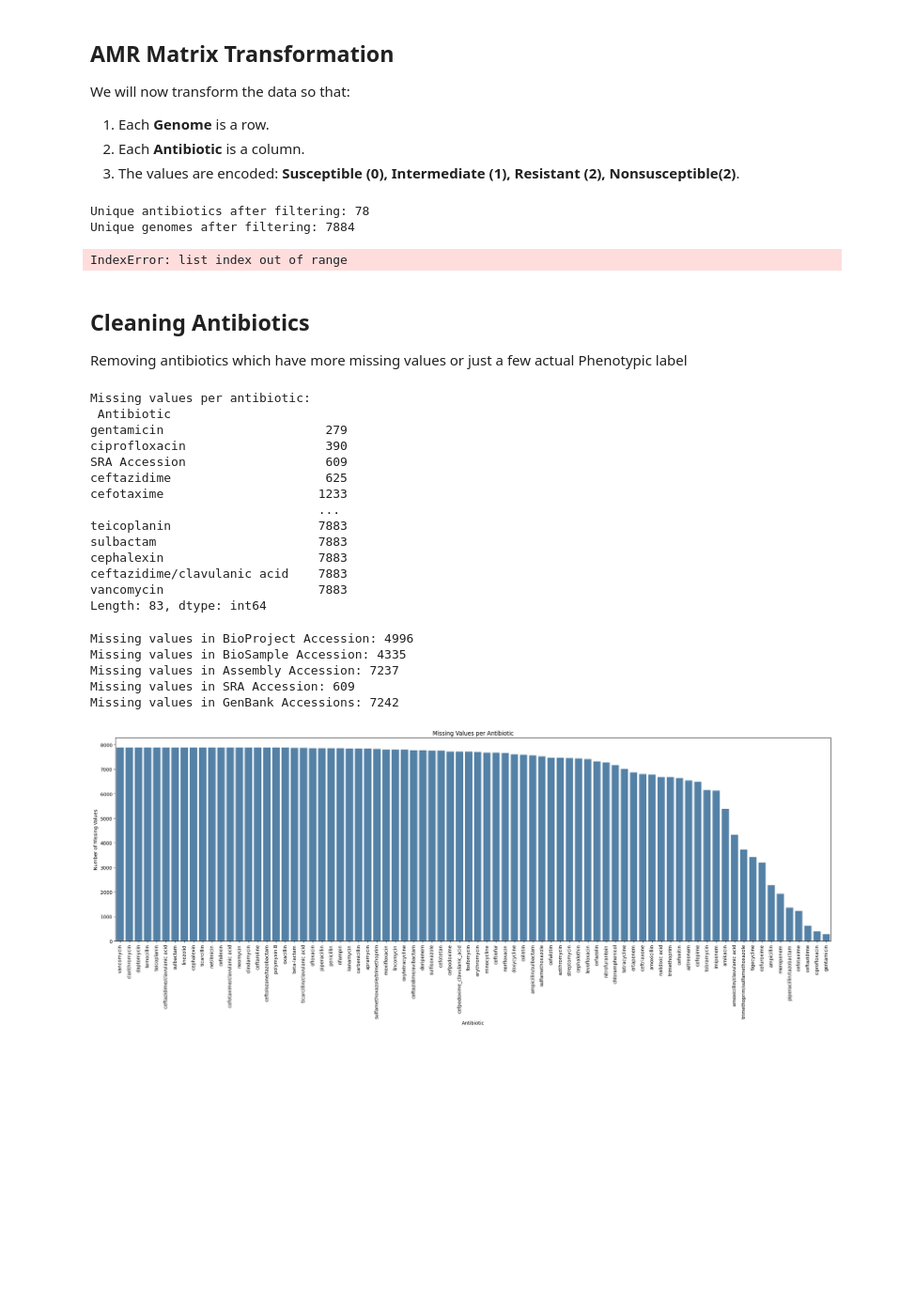
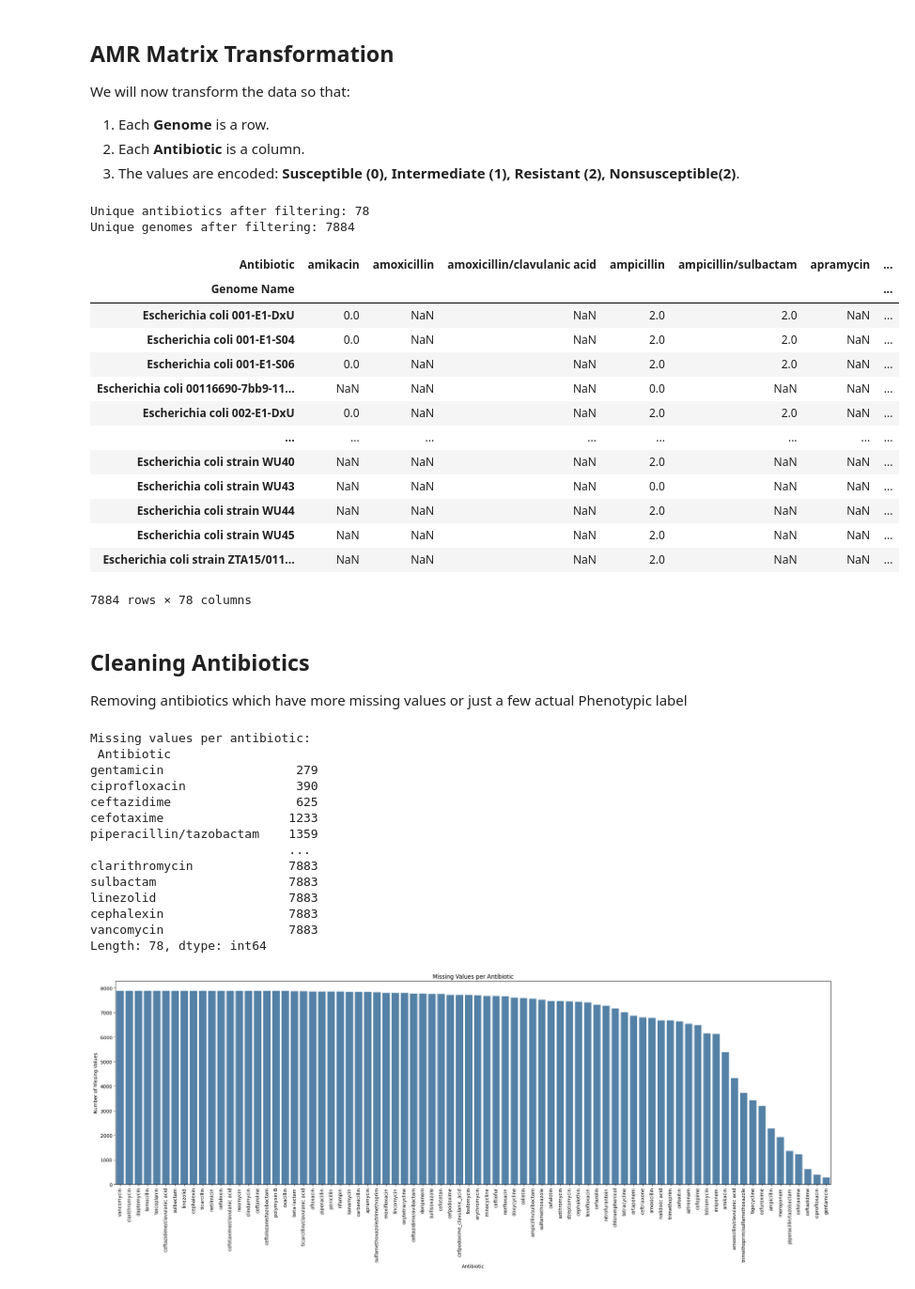
Before and after one commit to Mr-Nnobody/mlAMR-APath, a Jupyter notebook: notebooks/data_preprocessing.ipynb, the cells around one changed output. Shown at 94% size. Saved outputs shown, nothing was run; the diff lists cells and outputs as text; code cells hidden in the pictures; blank space fills up the shorter version.

```diff
--- a/notebooks/data_preprocessing.ipynb
+++ b/notebooks/data_preprocessing.ipynb
@@ -119,43 +131,44 @@ We will now transform the data so that:
 # %%
 # Map Phenotypes to Numbers
 phenotype_map = {
     'Susceptible': 0,
     'Intermediate': 1,
     'Resistant': 2,
     'Nonsusceptible': 2, # Treat NonSusceptible as Resistant for simplicity
 }
 
 # Filter out rows where 'Resistant Phenotype' is missing or not in our map
 clean_df = combined_df[combined_df['Resistant Phenotype'].isin(phenotype_map.keys())].copy()
 clean_df['Phenotype_Code'] = clean_df['Resistant Phenotype'].map(phenotype_map)
 print("Unique antibiotics after filtering:", len(clean_df.Antibiotic.unique()))
 print("Unique genomes after filtering:", len(clean_df['Genome Name'].unique()))
 
 # Pivot the table indexing with Genome Name
 amr_matrix = clean_df.pivot_table(
-    index=['Genome ID', 'Genome Name'],
+    index= ['Genome Name'],
     columns='Antibiotic',
     values='Phenotype_Code',
     aggfunc='max' # If there are duplicates, take the higher resistance (worst-case scenario)
 )
 
-# Extract accession metadata from duplicate-free genome data
-# Keep index names explicit so `reset_index()` adds Genome ID and Genome Name as columns
-amr_matrix.index = amr_matrix.index.set_names(['Genome ID', 'Genome Name'])
-accession_cols = ['BioProject Accession', 'BioSample Accession', 'Assembly Accession', 'SRA Accession', 'GenBank Accessions']
-accession_map = combined_df.drop_duplicates(subset=['Genome Name']).set_index('Genome Name')[accession_cols]
-
-# Map the accessions back and insert them as the first columns
-genome_names = amr_matrix.index.get_level_values('Genome Name')
-for i, col in enumerate(accession_cols):
-    amr_matrix.insert(i, col, genome_names.map(accession_map[col]))
-
-amr_matrix = amr_matrix.reset_index()
 amr_matrix
 # %% [output]
 Unique antibiotics after filtering: 78
 Unique genomes after filtering: 7884
+| Antibiotic | amikacin | amoxicillin | amoxicillin/clavulanic acid | ampicillin | ampicillin/sulbactam | apramycin | ... |
+| Genome Name |  |  |  |  |  |  | ... |
+| Escherichia coli 001-E1-DxU | 0.0 | NaN | NaN | 2.0 | 2.0 | NaN | ... |
+| Escherichia coli 001-E1-S04 | 0.0 | NaN | NaN | 2.0 | 2.0 | NaN | ... |
+| Escherichia coli 001-E1-S06 | 0.0 | NaN | NaN | 2.0 | 2.0 | NaN | ... |
+| Escherichia coli 00116690-7bb9-11... | NaN | NaN | NaN | 0.0 | NaN | NaN | ... |
+| Escherichia coli 002-E1-DxU | 0.0 | NaN | NaN | 2.0 | 2.0 | NaN | ... |
+| ... | ... | ... | ... | ... | ... | ... | ... |
+| Escherichia coli strain WU40 | NaN | NaN | NaN | 2.0 | NaN | NaN | ... |
+| Escherichia coli strain WU43 | NaN | NaN | NaN | 0.0 | NaN | NaN | ... |
+| Escherichia coli strain WU44 | NaN | NaN | NaN | 2.0 | NaN | NaN | ... |
+| Escherichia coli strain WU45 | NaN | NaN | NaN | 2.0 | NaN | NaN | ... |
+| Escherichia coli strain ZTA15/011... | NaN | NaN | NaN | 2.0 | NaN | NaN | ... |
-IndexError: list index out of range
+7884 rows × 78 columns
 # %% [markdown]
 
 ## Cleaning Antibiotics
@@ -168,28 +181,18 @@ print("Missing values per antibiotic:\n", missing_values, )
 # %% [output]
 Missing values per antibiotic:
  Antibiotic
-gentamicin                      279
-ciprofloxacin                   390
-SRA Accession                   609
-ceftazidime                     625
-cefotaxime                     1233
-                               ...
-teicoplanin                    7883
-sulbactam                      7883
-cephalexin                     7883
-ceftazidime/clavulanic acid    7883
-vancomycin                     7883
-Length: 83, dtype: int64
+gentamicin                  279
+ciprofloxacin               390
+ceftazidime                 625
+cefotaxime                 1233
+piperacillin/tazobactam    1359
+                           ...
+clarithromycin             7883
+sulbactam                  7883
+linezolid                  7883
+cephalexin                 7883
+vancomycin                 7883
+Length: 78, dtype: int64
-# %%
-# checking for missing values in Accession columns
-for col in accession_cols:
-    print(f"Missing values in {col}: {amr_matrix[col].isnull().sum()}")
-# %% [output]
-Missing values in BioProject Accession: 4996
-Missing values in BioSample Accession: 4335
-Missing values in Assembly Accession: 7237
-Missing values in SRA Accession: 609
-Missing values in GenBank Accessions: 7242
 # %%
 # count plot of missing values per antibiotics
 missing_df = missing_values.sort_values(ascending=False).reset_index()
```
Also changed, not shown: parts of 12 cells of this notebook.
